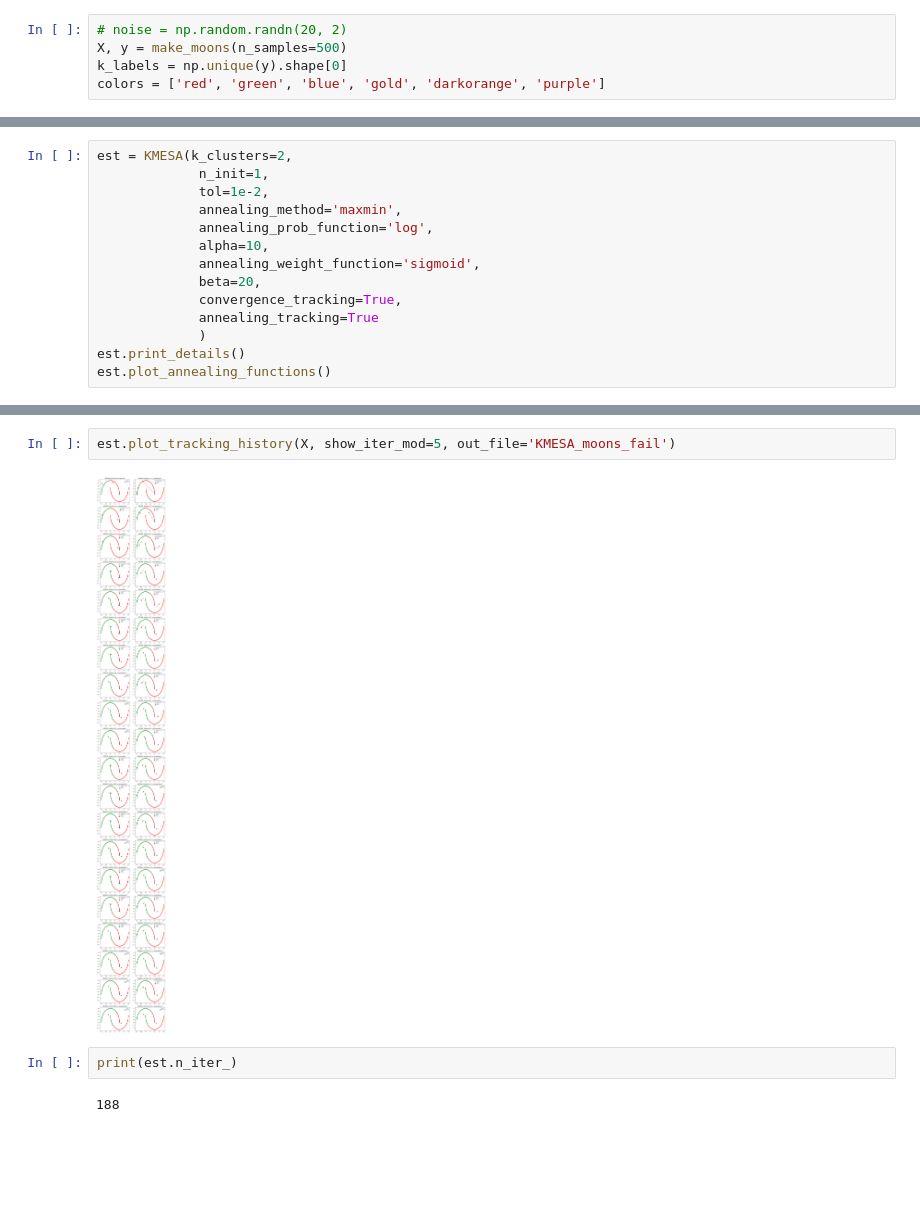
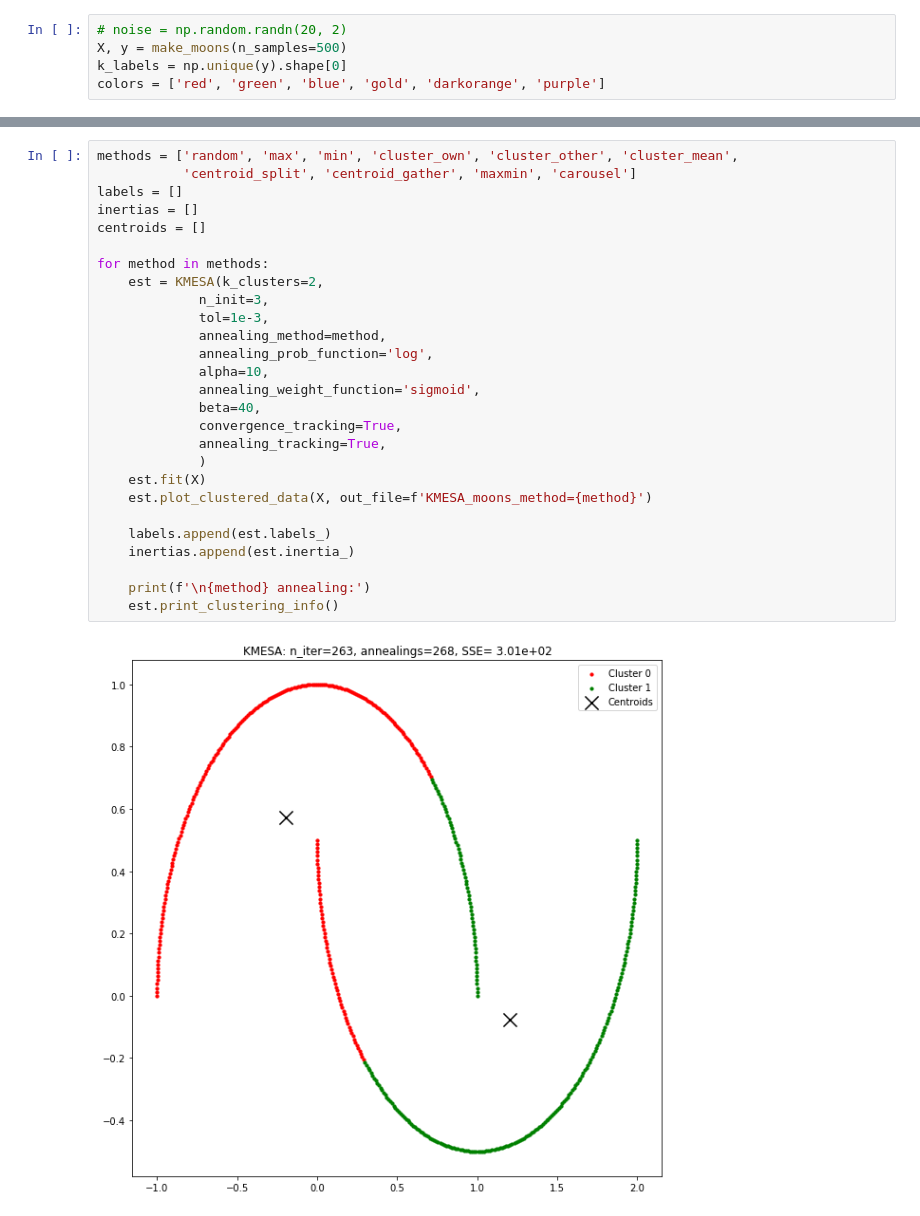
Before and after one commit to alexein777/K-MESA, a Jupyter notebook: KMESA_moons.ipynb, the cells around one changed output, grey strips where cells are left out. Saved outputs shown, nothing was run; the diff lists cells and outputs as text; blank space fills up the shorter version.

```diff
--- a/KMESA_moons.ipynb
+++ b/KMESA_moons.ipynb
@@ -17,14 +20,0 @@ for k in range(k_labels):
-# %%
-est = KMESA(k_clusters=2,
-             n_init=1,
-             tol=1e-2,
-             annealing_method='maxmin',
-             annealing_prob_function='log',
-             alpha=10,
-             annealing_weight_function='sigmoid',
-             beta=20,
-             convergence_tracking=True,
-             annealing_tracking=True
-             )
-est.print_details()
-est.plot_annealing_functions()
@@ -63,8 +21,29 @@ est.print_clustering_info()
-# %%
-est.plot_tracking_history(X, show_iter_mod=5, out_file='KMESA_moons_fail')
-# %% [output]
-[figure, removed]
-# %%
-print(est.n_iter_)
-# %% [output]
-188
+# %%
+methods = ['random', 'max', 'min', 'cluster_own', 'cluster_other', 'cluster_mean',
+           'centroid_split', 'centroid_gather', 'maxmin', 'carousel']
+labels = []
+inertias = []
+centroids = []
+
+for method in methods:
+    est = KMESA(k_clusters=2,
+             n_init=3,
+             tol=1e-3,
+             annealing_method=method,
+             annealing_prob_function='log',
+             alpha=10,
+             annealing_weight_function='sigmoid',
+             beta=40,
+             convergence_tracking=True,
+             annealing_tracking=True,
+             )
+    est.fit(X)
+    est.plot_clustered_data(X, out_file=f'KMESA_moons_method={method}')
+
+    labels.append(est.labels_)
+    inertias.append(est.inertia_)
+
+    print(f'\n{method} annealing:')
+    est.print_clustering_info()
+# %% [output]
+[figure, added]
```
Also changed, not shown: parts of 6 cells of this notebook, 35 other files.
